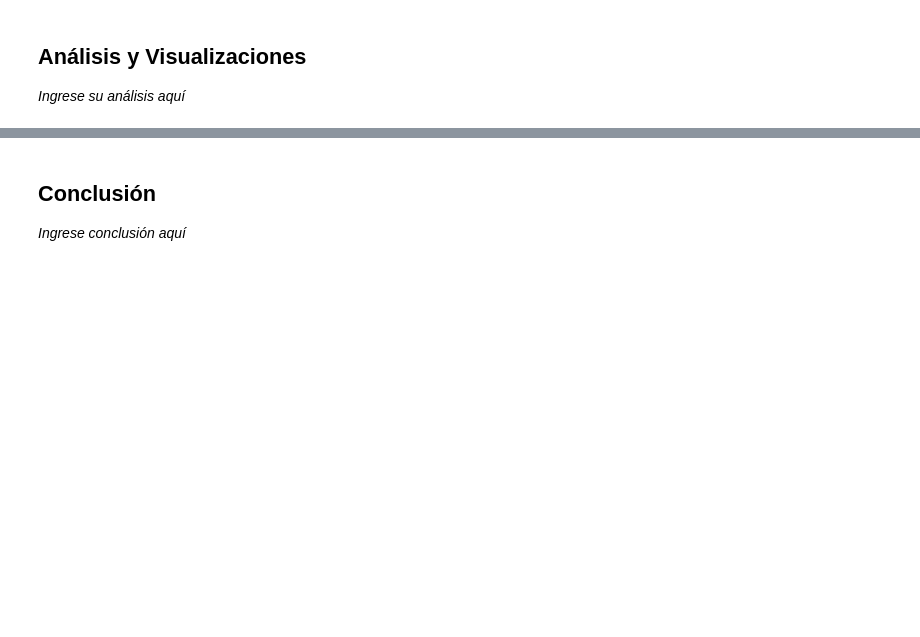
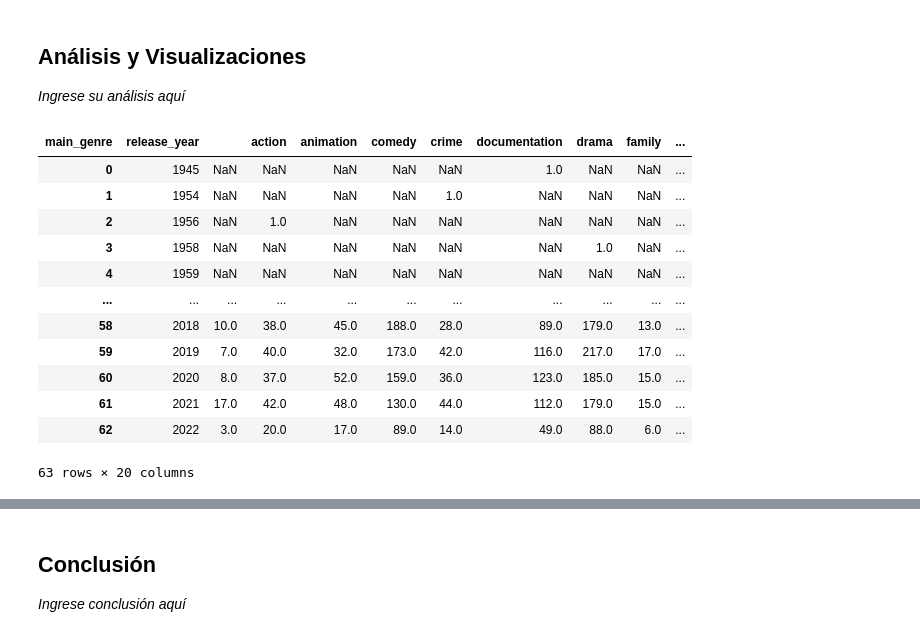
Before and after one commit to gejocastro/entrega-final-ad22, a Jupyter notebook: examen_data_analysis.ipynb, the cells around one changed output, grey strips where cells are left out. Saved outputs shown, nothing was run; the diff lists cells and outputs as text; code cells hidden in the pictures; blank space fills up the shorter version.

```diff
--- a/examen_data_analysis.ipynb
+++ b/examen_data_analysis.ipynb
@@ -340,0 +386,16 @@ df_conteo_por_año.plot(kind='bar', figsize = (14,5))
+# %%
+df5
+# %% [output]
+| main_genre | release_year |  | action | animation | comedy | crime | documentation | drama | family | ... |
+| 0 | 1945 | NaN | NaN | NaN | NaN | NaN | 1.0 | NaN | NaN | ... |
+| 1 | 1954 | NaN | NaN | NaN | NaN | 1.0 | NaN | NaN | NaN | ... |
+| 2 | 1956 | NaN | 1.0 | NaN | NaN | NaN | NaN | NaN | NaN | ... |
+| 3 | 1958 | NaN | NaN | NaN | NaN | NaN | NaN | 1.0 | NaN | ... |
+| 4 | 1959 | NaN | NaN | NaN | NaN | NaN | NaN | NaN | NaN | ... |
+| ... | ... | ... | ... | ... | ... | ... | ... | ... | ... | ... |
+| 58 | 2018 | 10.0 | 38.0 | 45.0 | 188.0 | 28.0 | 89.0 | 179.0 | 13.0 | ... |
+| 59 | 2019 | 7.0 | 40.0 | 32.0 | 173.0 | 42.0 | 116.0 | 217.0 | 17.0 | ... |
+| 60 | 2020 | 8.0 | 37.0 | 52.0 | 159.0 | 36.0 | 123.0 | 185.0 | 15.0 | ... |
+| 61 | 2021 | 17.0 | 42.0 | 48.0 | 130.0 | 44.0 | 112.0 | 179.0 | 15.0 | ... |
+| 62 | 2022 | 3.0 | 20.0 | 17.0 | 89.0 | 14.0 | 49.0 | 88.0 | 6.0 | ... |
+63 rows × 20 columns
```
Also changed, not shown: parts of 18 cells of this notebook, 1 other file.
